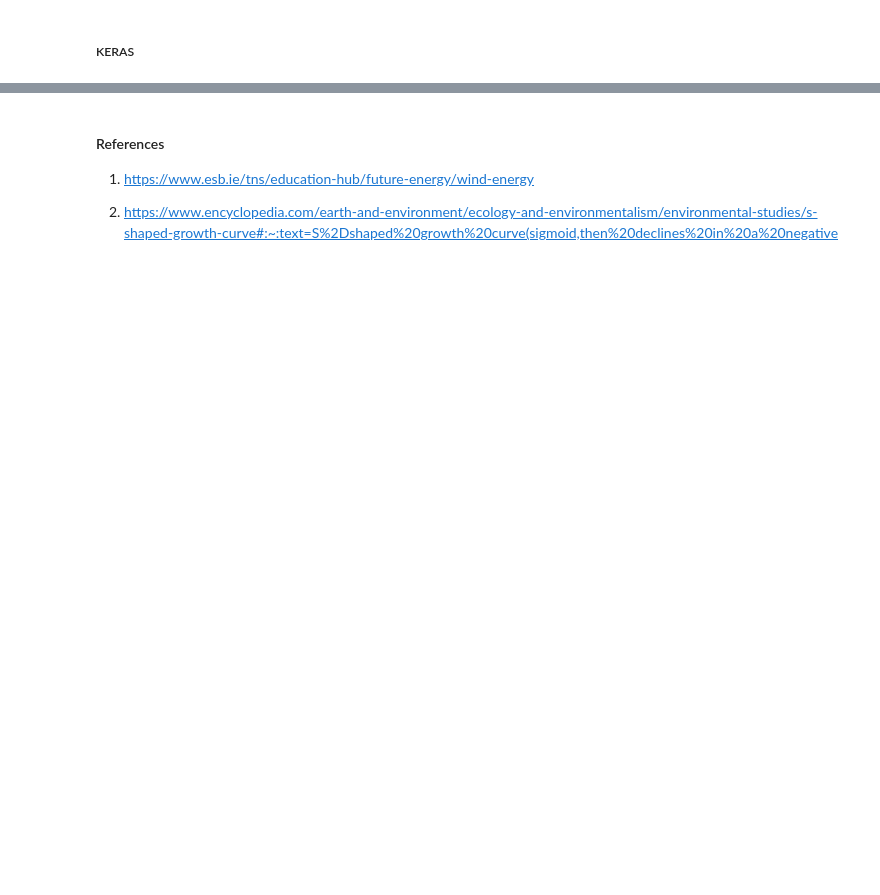
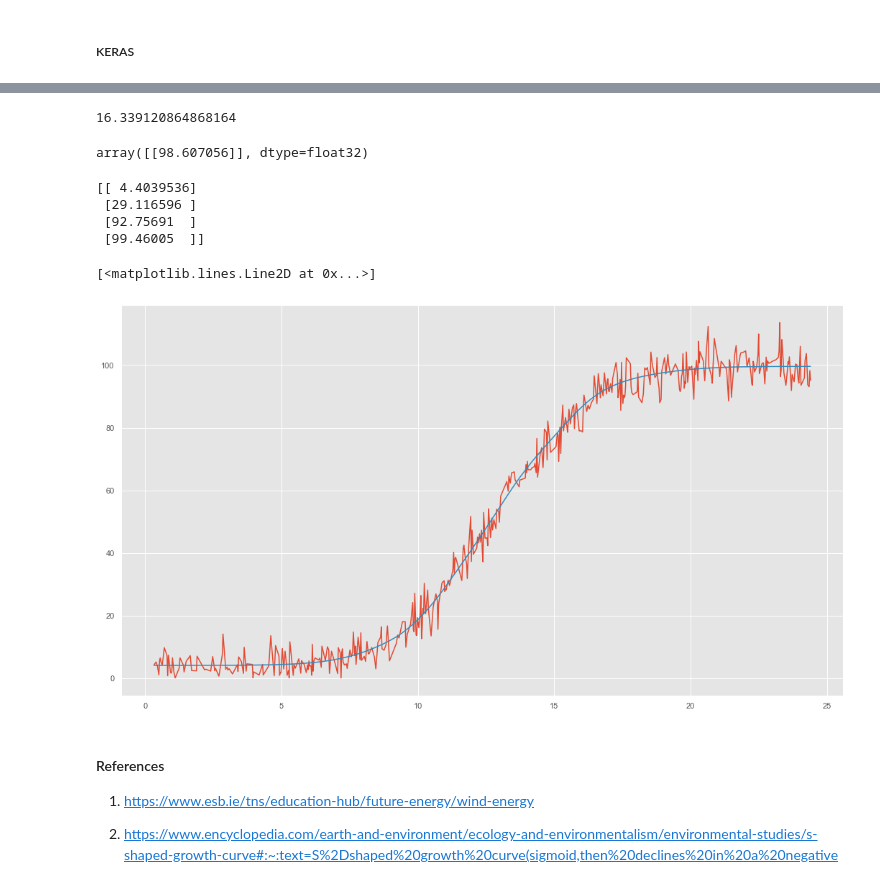
Before and after one commit to dconn20/MachineLearning.Project, a Jupyter notebook: Machine Learning & Statistics Project 2020.ipynb, the cells around one changed output, grey strips where cells are left out. Cells and saved outputs as stored; diff of their text form; code cells hidden in the pictures; blank space fills up the shorter version.

Commit message:
Keras model finished

```diff
--- a/Machine Learning & Statistics Project 2020.ipynb
+++ b/Machine Learning & Statistics Project 2020.ipynb
@@ -240,0 +287,18 @@ plt.legend();
+# %%
+# Adapted from https://github.com/ianmcloughlin/jupyter-teaching-notebooks/blob/master/keras-neurons.ipynb
+# Create a new neural network.
+model = kr.models.Sequential()
+
+# Add multiple layers, initialised with weight and bias.
+model.add(kr.layers.Dense(66, input_dim=1, activation="relu",kernel_initializer="glorot_uniform", bias_initializer="glorot_uniform"))
+model.add(kr.layers.Dense(32, activation='sigmoid'))
+model.add(kr.layers.Dense(16, activation='sigmoid'))
+model.add(kr.layers.Dense(1, activation=None))
+
+
+# Compile the model.
+model.compile(loss="mean_squared_error", optimizer="adam")
+
+# Model Summary
+print ("Model Summary\n")
+model.summary()
@@ -240,0 +324,7 @@ plt.legend();
+# %%
+x = df.iloc[:,:-1].to_numpy()
+y = df['power'].to_numpy()
+x = x.reshape(-1, 1)
+# %%
+model.fit(x, y, epochs=500, batch_size=12)
+model.summary()
@@ -241,3 +349,28 @@ plt.legend();
+# %%
+score = model.evaluate(x,y, verbose=0)
+score
+# %% [output]
+16.339120864868164
+# %%
+result = model.predict([20])
+result
+# %% [output]
+array([[98.607056]], dtype=float32)
+# %%
+m.results = model.predict([5,11,17,22])
+print (m.results)
+# %% [output]
+[[ 4.4039536]
+ [29.116596 ]
+ [92.75691  ]
+ [99.46005  ]]
+# %%
+# Plot Data and Predictions to Visualise
+plt.plot(x, y, label='Actual Power')
+plt.plot(x, model.predict(x), label='Predicted Power')
+# %% [output]
+[<matplotlib.lines.Line2D at 0x...>]
+[figure, added]
 # %% [markdown]
 #### References
 
```
Also changed, not shown: parts of 14 cells of this notebook.
